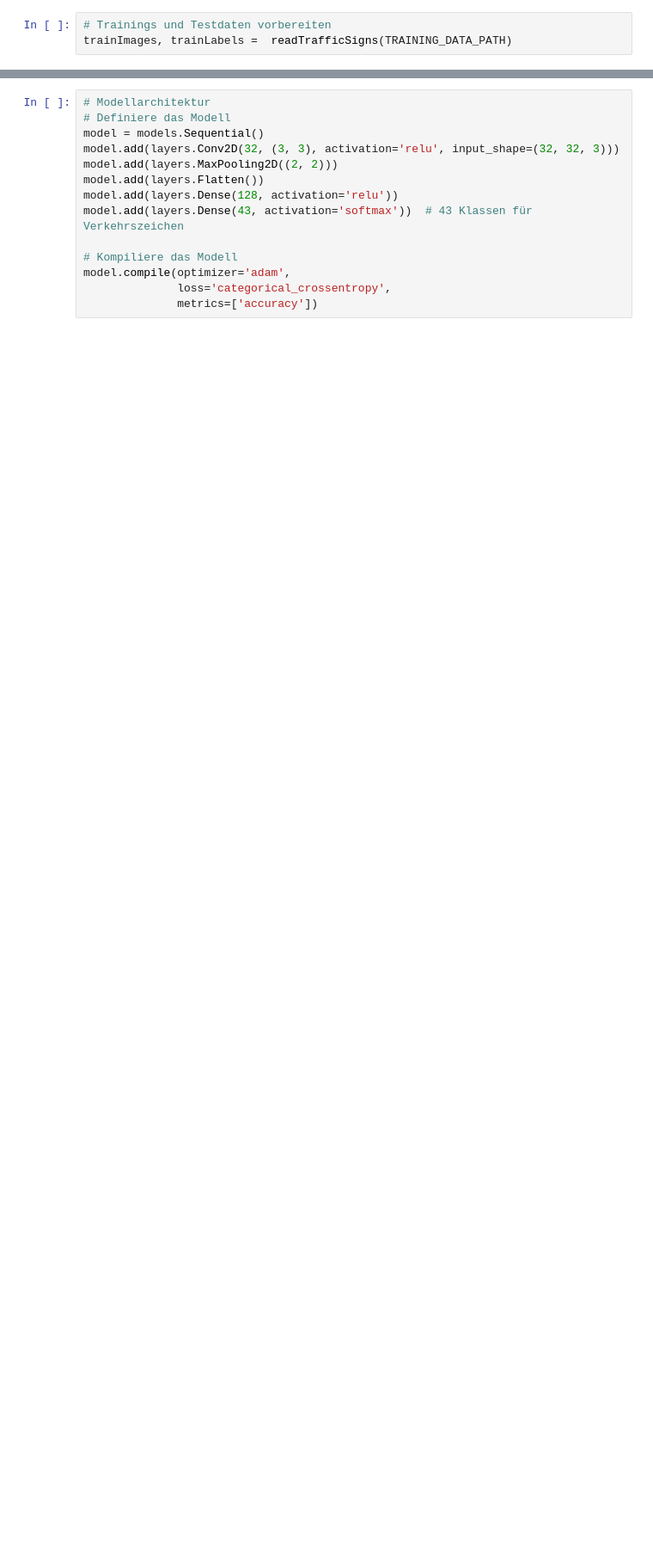
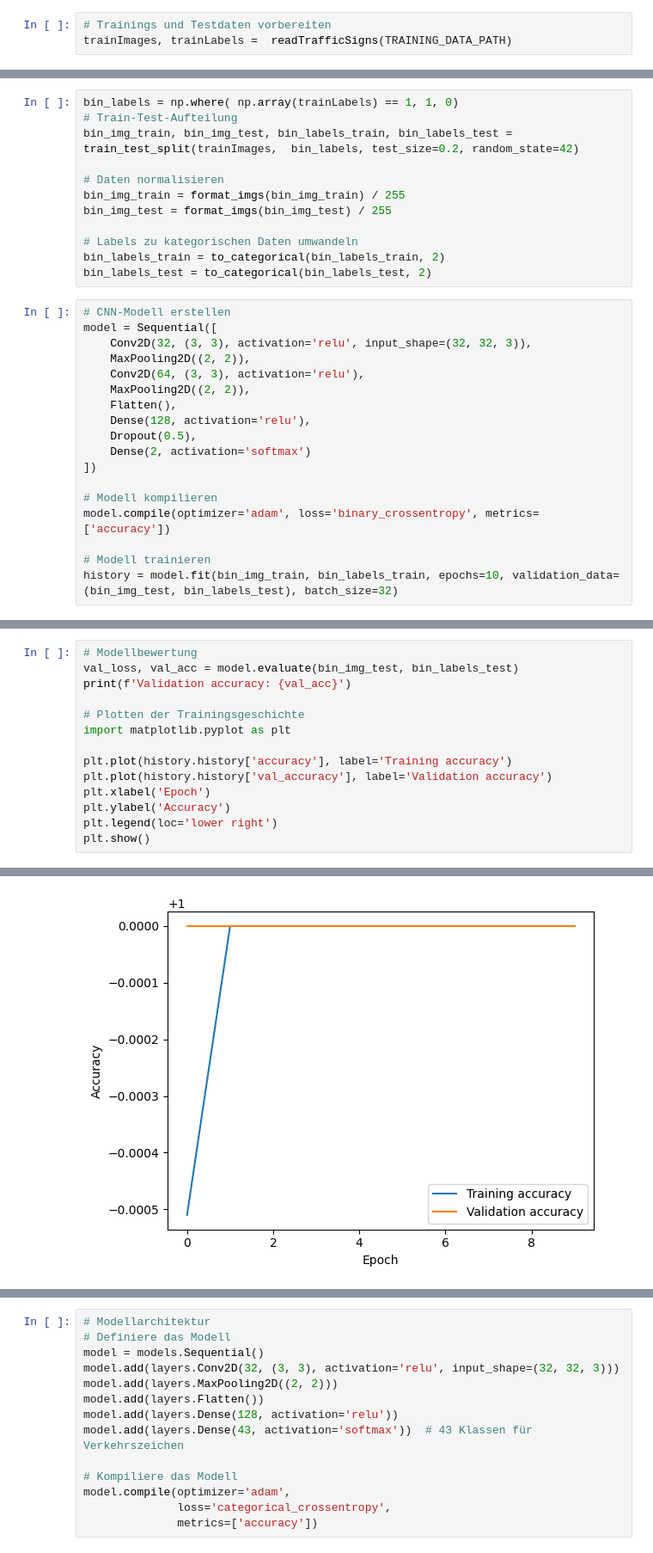
Before and after one commit to Brixxel/WDSKI_SOSE24-dski-Projektarbeit, a Jupyter notebook: Trafic_Sign_Detection/GTSRB_detection_v1.ipynb, the cells around one changed output, grey strips where cells are left out. Shown at 86% size. Cells and saved outputs as stored; diff of their text form; blank space fills up the shorter version.

Commit message:
added a binary classifyer

```diff
--- a/Trafic_Sign_Detection/GTSRB_detection_v1.ipynb
+++ b/Trafic_Sign_Detection/GTSRB_detection_v1.ipynb
@@ -59,0 +127,30 @@ trainImages, trainLabels =  readTrafficSigns(TRAINING_DATA_PATH)
+# %%
+bin_labels = np.where( np.array(trainLabels) == 1, 1, 0)
+# Train-Test-Aufteilung
+bin_img_train, bin_img_test, bin_labels_train, bin_labels_test = train_test_split(trainImages,  bin_labels, test_size=0.2, random_state=42)
+
+# Daten normalisieren
+bin_img_train = format_imgs(bin_img_train) / 255
+bin_img_test = format_imgs(bin_img_test) / 255
+
+# Labels zu kategorischen Daten umwandeln
+bin_labels_train = to_categorical(bin_labels_train, 2)
+bin_labels_test = to_categorical(bin_labels_test, 2)
+# %%
+# CNN-Modell erstellen
+model = Sequential([
+    Conv2D(32, (3, 3), activation='relu', input_shape=(32, 32, 3)),
+    MaxPooling2D((2, 2)),
+    Conv2D(64, (3, 3), activation='relu'),
+    MaxPooling2D((2, 2)),
+    Flatten(),
+    Dense(128, activation='relu'),
+    Dropout(0.5),
+    Dense(2, activation='softmax')
+])
+
+# Modell kompilieren
+model.compile(optimizer='adam', loss='binary_crossentropy', metrics=['accuracy'])
+
+# Modell trainieren
+history = model.fit(bin_img_train, bin_labels_train, epochs=10, validation_data=(bin_img_test, bin_labels_test), batch_size=32)
@@ -59,0 +161,15 @@ trainImages, trainLabels =  readTrafficSigns(TRAINING_DATA_PATH)
+# %%
+# Modellbewertung
+val_loss, val_acc = model.evaluate(bin_img_test, bin_labels_test)
+print(f'Validation accuracy: {val_acc}')
+
+# Plotten der Trainingsgeschichte
+import matplotlib.pyplot as plt
+
+plt.plot(history.history['accuracy'], label='Training accuracy')
+plt.plot(history.history['val_accuracy'], label='Validation accuracy')
+plt.xlabel('Epoch')
+plt.ylabel('Accuracy')
+plt.legend(loc='lower right')
+plt.show()
+# %% [output]
@@ -59,0 +178 @@ trainImages, trainLabels =  readTrafficSigns(TRAINING_DATA_PATH)
+[figure, added]
```
Also changed, not shown: parts of 29 cells of this notebook.
